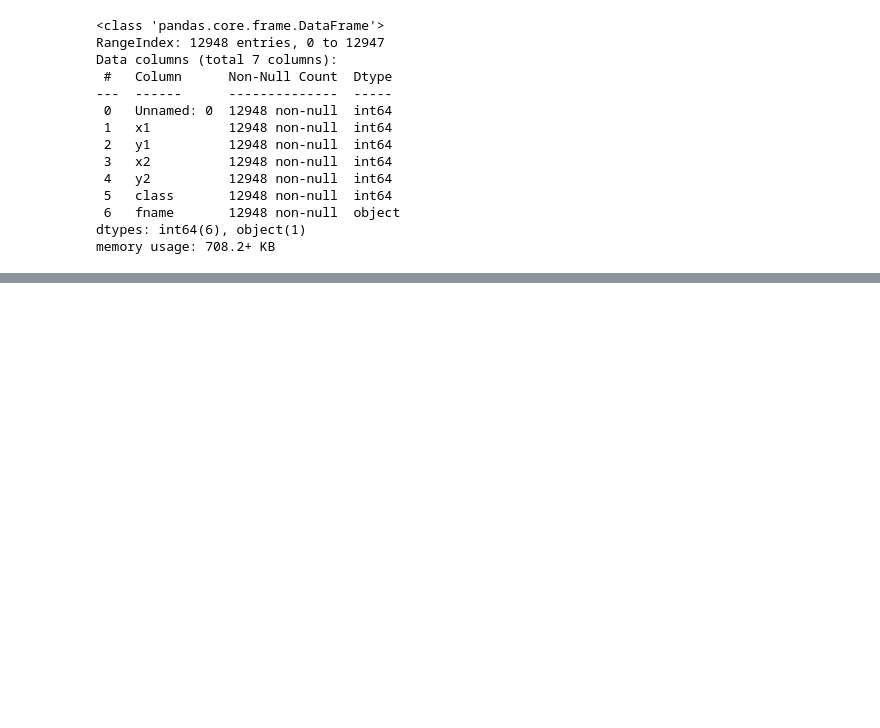
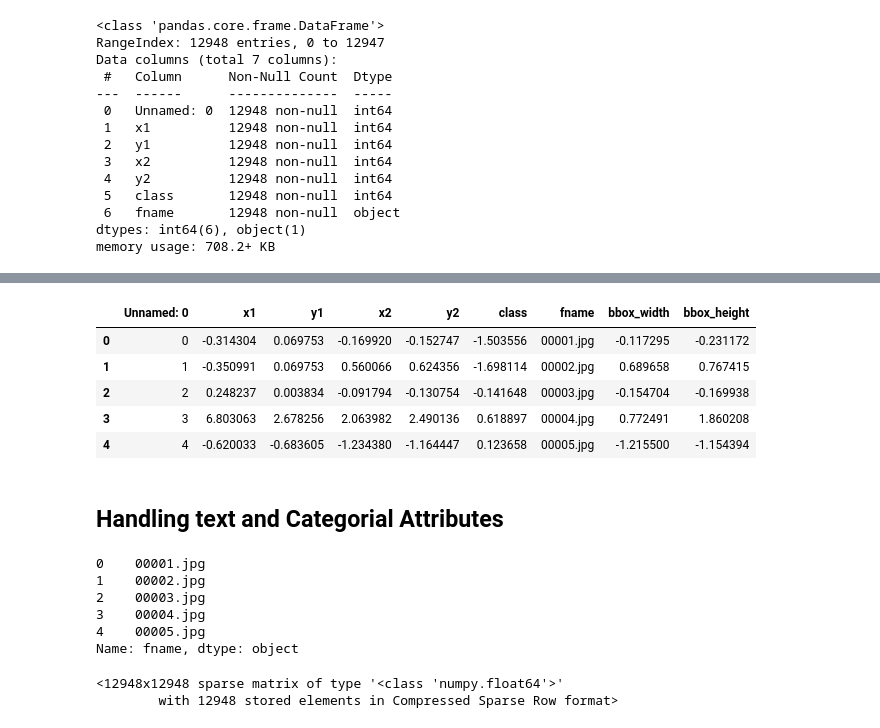
Before and after one commit to belanasaikiran/Team-6-Big-Data-Project, a Jupyter notebook: Car_Model_Detection.ipynb, the cells around one changed output, grey strips where cells are left out. Saved outputs shown, nothing was run; the diff lists cells and outputs as text; code cells hidden in the pictures; blank space fills up the shorter version.

```diff
--- a/Car_Model_Detection.ipynb
+++ b/Car_Model_Detection.ipynb
@@ -104,0 +246,30 @@ memory usage: 708.2+ KB
+# %%
+from sklearn.preprocessing import StandardScaler
+
+# Initialize the StandardScaler
+scaler = StandardScaler()
+
+# Apply standardization to the numerical features
+train_data_standardized = train_data.copy()  # Create a copy of the original DataFrame
+train_data_standardized[numerical_features] = scaler.fit_transform(train_data_standardized[numerical_features])
+
+train_data_standardized.head()
+# %% [output]
+|  | Unnamed: 0 | x1 | y1 | x2 | y2 | class | fname | bbox_width | bbox_height |
+| 0 | 0 | -0.314304 | 0.069753 | -0.169920 | -0.152747 | -1.503556 | 00001.jpg | -0.117295 | -0.231172 |
+| 1 | 1 | -0.350991 | 0.069753 | 0.560066 | 0.624356 | -1.698114 | 00002.jpg | 0.689658 | 0.767415 |
+| 2 | 2 | 0.248237 | 0.003834 | -0.091794 | -0.130754 | -0.141648 | 00003.jpg | -0.154704 | -0.169938 |
+| 3 | 3 | 6.803063 | 2.678256 | 2.063982 | 2.490136 | 0.618897 | 00004.jpg | 0.772491 | 1.860208 |
+| 4 | 4 | -0.620033 | -0.683605 | -1.234380 | -1.164447 | 0.123658 | 00005.jpg | -1.215500 | -1.154394 |
+# %% [markdown]
+## Handling text and Categorial Attributes
+# %%
+car_cat = train_data["fname"]
+car_cat.head()
+# %% [output]
+0    00001.jpg
+1    00002.jpg
+2    00003.jpg
+3    00004.jpg
+4    00005.jpg
+Name: fname, dtype: object
@@ -104,0 +283,5 @@ memory usage: 708.2+ KB
+# %%
+car_cat_1hot
+# %% [output]
+<12948x12948 sparse matrix of type '<class 'numpy.float64'>'
+        with 12948 stored elements in Compressed Sparse Row format>
```
Also changed, not shown: parts of 32 cells of this notebook.
